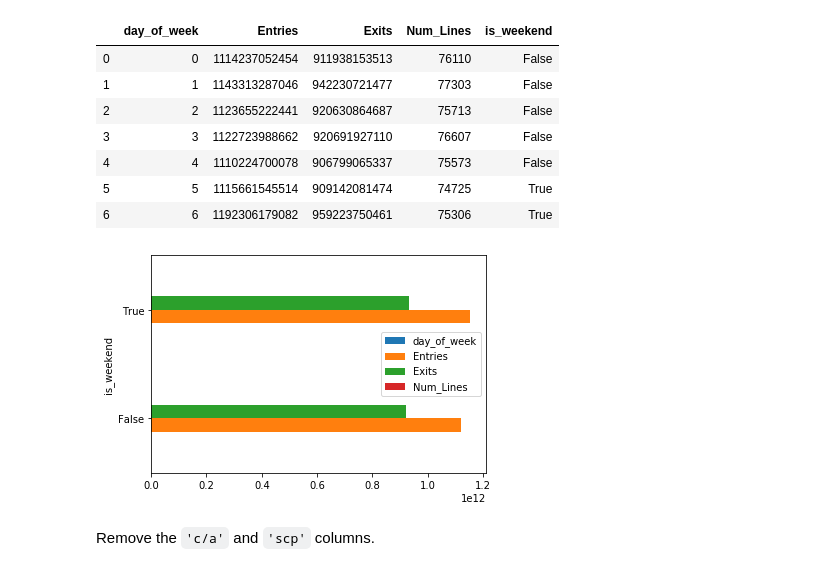
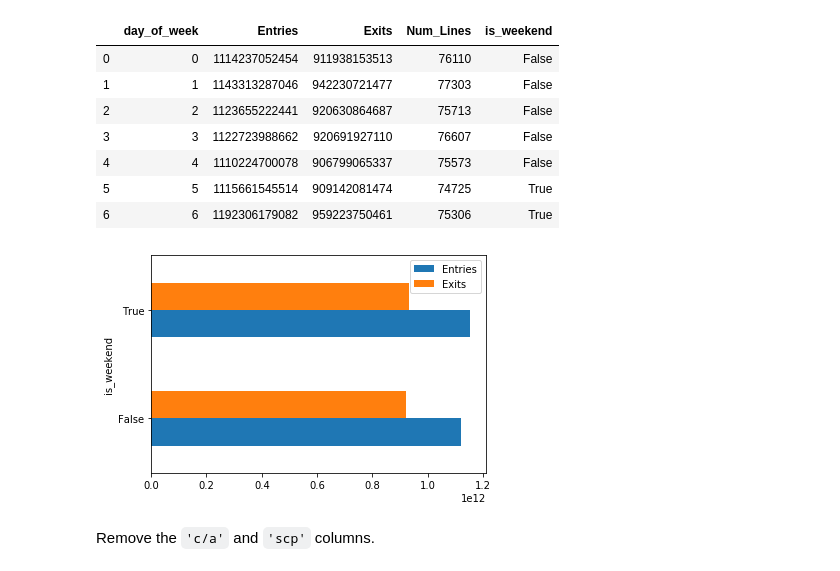
Before and after one commit to OsterMendel/dsc-pandas-series-and-dataframes-lab-nyc-ds-021720, a Jupyter notebook: index.ipynb, the cells around one changed output. Drawn from its saved outputs; the diff is of its cells as text; code cells hidden in the pictures.

```diff
--- a/index.ipynb
+++ b/index.ipynb
@@ -192,10 +192,10 @@ grouped
 # %%
 # Group the data by weekend/weekday and plot the sum of the numeric columns
 wkend = grouped.groupby('is_weekend').mean()
-wkend[['Entries', 'xits']].plot(kind='barh')
+wkend[['Entries', 'Exits']].plot(kind='barh')
 plt.show()
 # %% [output]
-[figure, old version]
+[figure, new version]
 # %% [markdown]
 Remove the `'c/a'` and `'scp'` columns.
 # %%
```
